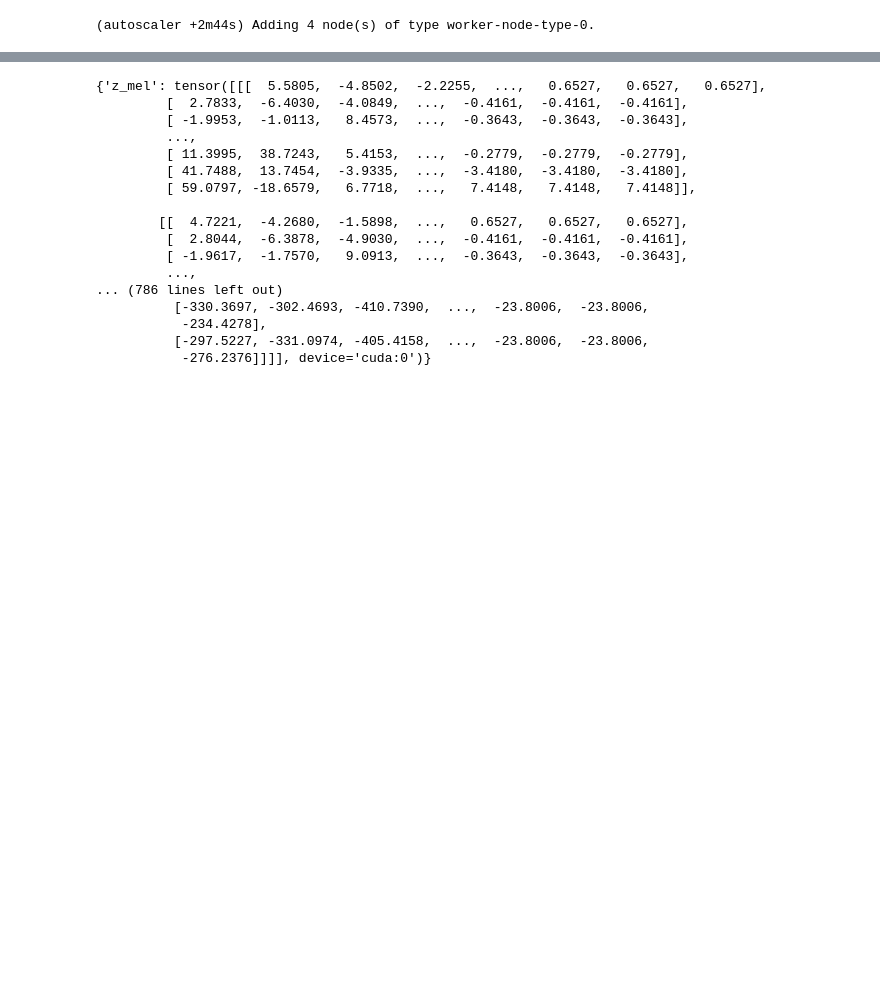
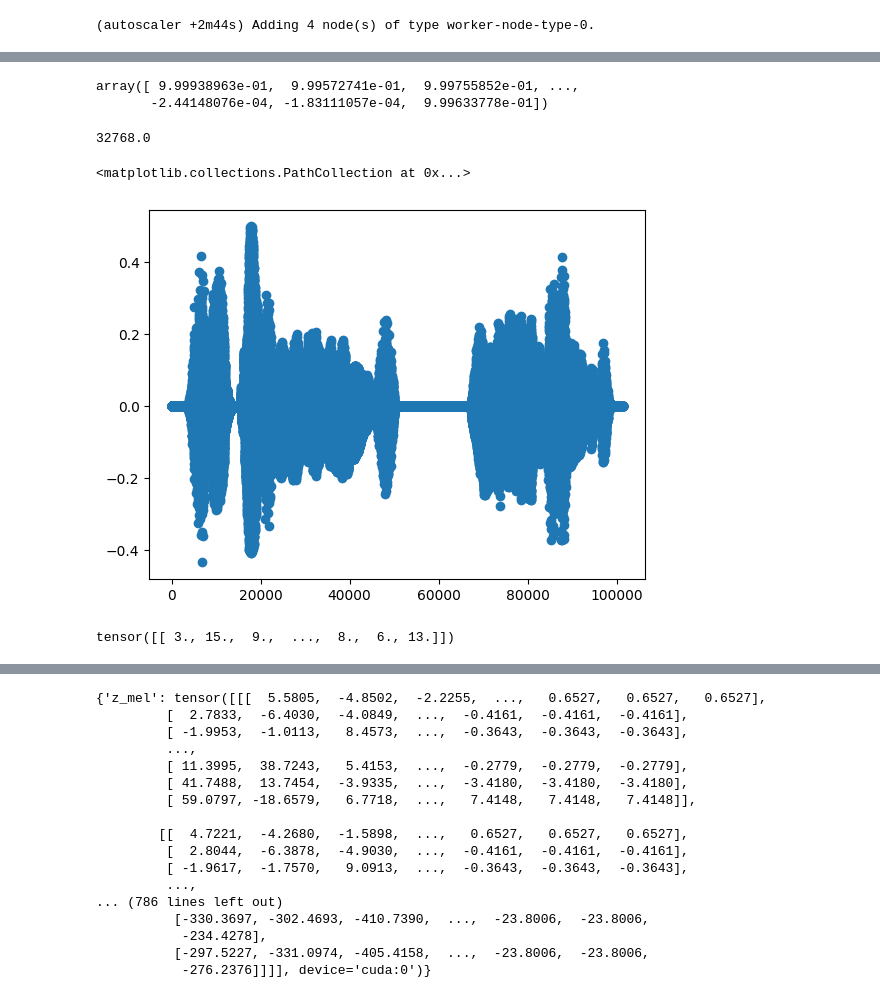
Before and after one commit to uberduck-ai/uberduck-ml-dev, a Jupyter notebook: radtts_ray_detached.ipynb, the cells around one changed output, grey strips where cells are left out. Drawn from its saved outputs; the diff is of its cells as text; code cells hidden in the pictures; blank space fills up the shorter version.

```diff
--- a/radtts_ray_detached.ipynb
+++ b/radtts_ray_detached.ipynb
@@ -128,0 +112,23 @@ text
+# %%
+import IPython.display as ipd
+from scipy.io.wavfile import read
+import numpy as np
+# ipd.Audio('../crust.wav')
+audio = read('../crust.wav')[1]
+audio_norm = (max_wav_value - 1) * audio / (np.abs(audio).max())
+
+audio_norm = torch.FloatTensor(audio_norm)
+audio_norm = audio_norm.unsqueeze(0)
+audio_norm = torch.autograd.Variable(audio_norm, requires_grad=False)
+melspec = stft.mel_spectrogram(audio_norm)
+melspec = torch.squeeze(melspec, 0)
+# %%
+audio_norm
+# %% [output]
+array([ 9.99938963e-01,  9.99572741e-01,  9.99755852e-01, ...,
+       -2.44148076e-04, -1.83111057e-04,  9.99633778e-01])
+# %%
+from uberduck_ml_dev.exec.train_radtts_with_ray import data_config
+data_config['max_wav_value']
+# %% [output]
+32768.0
@@ -128,0 +149,10 @@ text
+# %%
+import matplotlib.pyplot as plt
+plt.scatter( list(range(audio_norm.shape[0])) , torch.FloatTensor(audio_norm))
+# %% [output]
+<matplotlib.collections.PathCollection at 0x...>
+[figure, added]
+# %%
+audio_norm
+# %% [output]
+tensor([[ 3., 15.,  9.,  ...,  8.,  6., 13.]])
```
Also changed, not shown: parts of 13 cells of this notebook, 1 other file.
